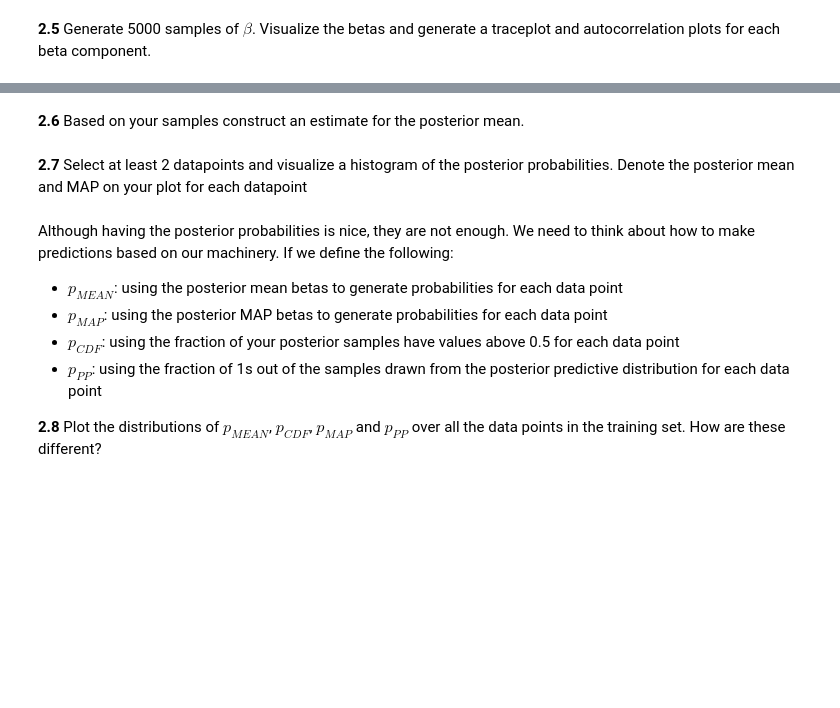
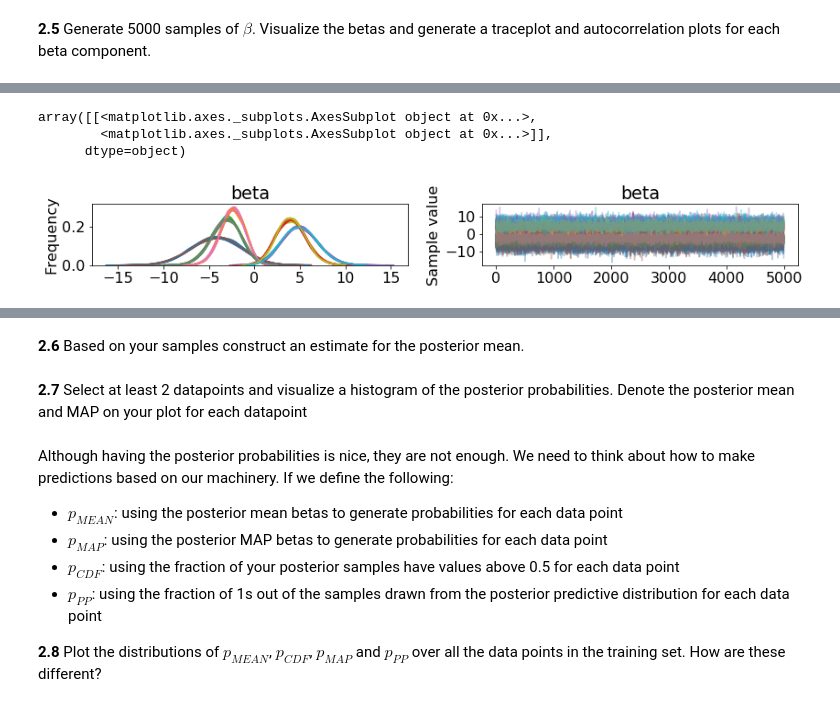
Before and after one commit to IACS-AM-207-Braavos/AM-207, a Jupyter notebook: hw10/AM207_HW10_MSE.ipynb, the cells around one changed output, grey strips where cells are left out. Cells and saved outputs as stored; diff of their text form; code cells hidden in the pictures; blank space fills up the shorter version.

```diff
--- a/hw10/AM207_HW10_MSE.ipynb
+++ b/hw10/AM207_HW10_MSE.ipynb
@@ -46,0 +50,17 @@ from sklearn.model_selection import train_test_split
+# %%
+# Utility functions for serialization
+
+def load_vartbl(fname: str) -> Dict:
+    """Load a dictionary of variables from a pickled file"""
+    try:
+        with open(fname, 'rb') as fh:
+            vartbl = pickle.load(fh)
+    except:
+        vartbl = dict()
+    return vartbl
+
+
+def save_vartbl(vartbl: Dict, fname: str) -> None:
+    """Save a dictionary of variables to the given file with pickle"""
+    with open(fname, 'wb') as fh:
+        pickle.dump(vartbl, fh)
@@ -391,0 +497,10 @@ $$p(\beta | y) = p(\beta) \prod_{y_i=1}\frac{1}{1+e^{-x^t\beta}} \prod_{y_i=0}\f
+# %%
+# Reduce font size for these plots
+matplotlib.rcParams.update({'font.size': 16})
+# Run the traceplot for beta as a composite
+pm.traceplot(model_trace, varnames=['beta'])
+# %% [output]
+array([[<matplotlib.axes._subplots.AxesSubplot object at 0x...>,
+        <matplotlib.axes._subplots.AxesSubplot object at 0x...>]],
+      dtype=object)
+[figure, added]
```
Also changed, not shown: parts of 10 cells of this notebook, 1 other file.
